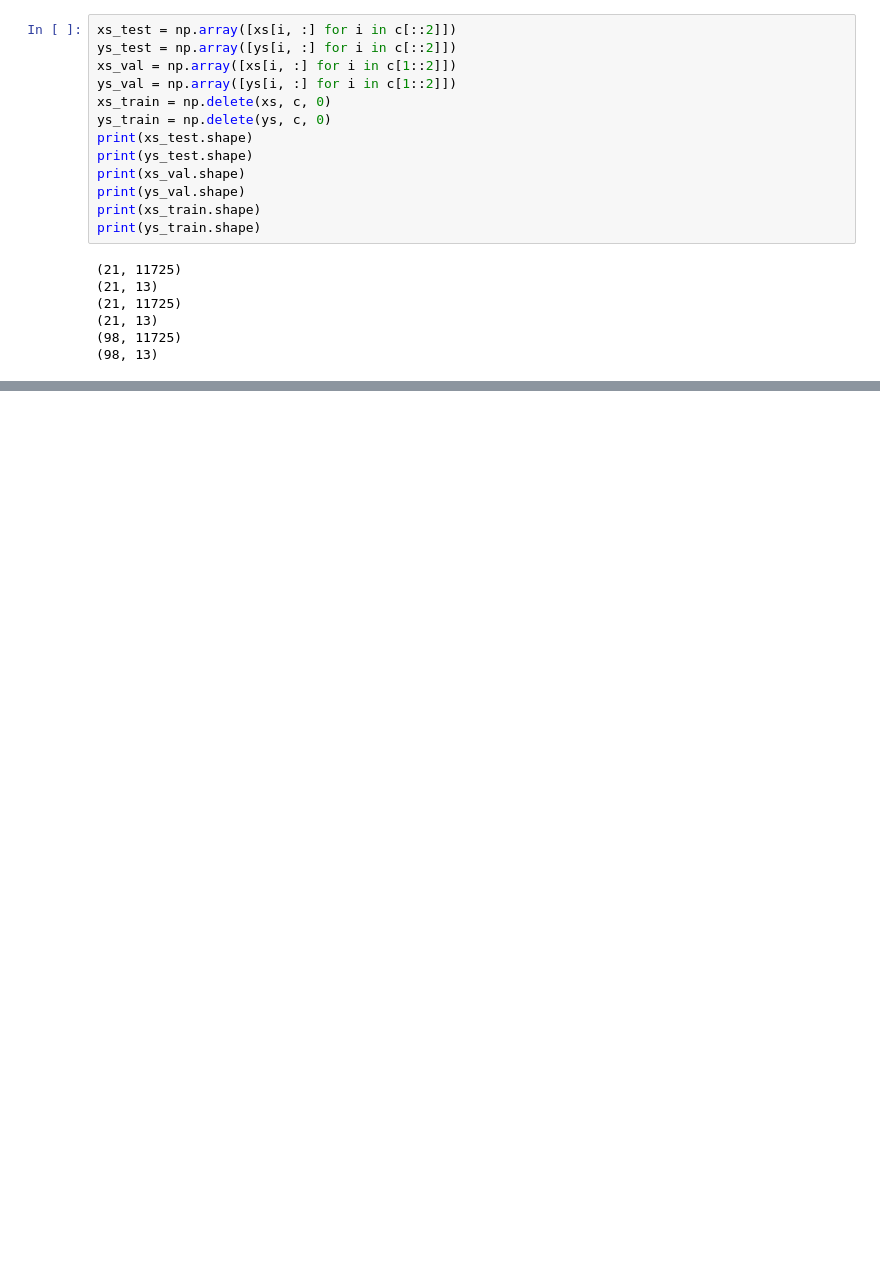
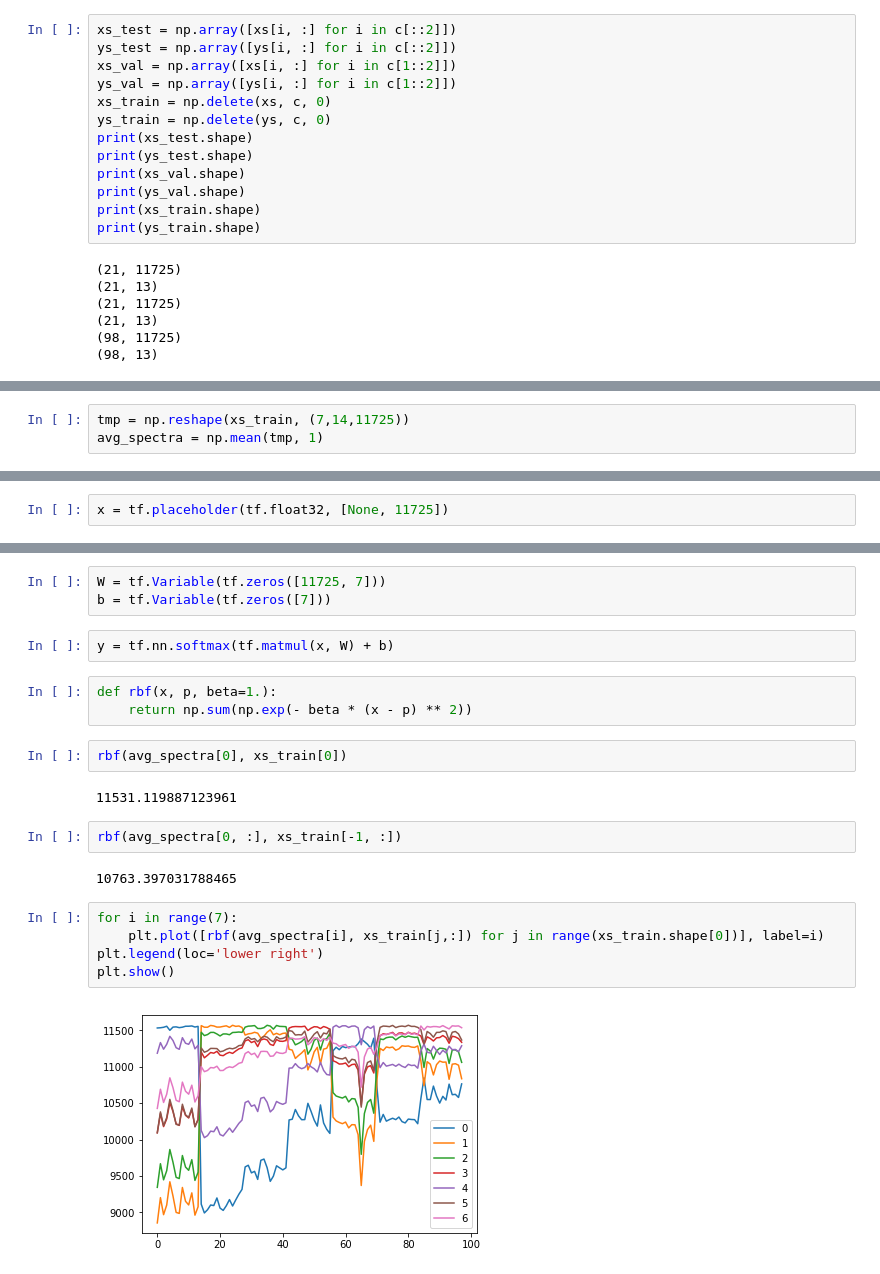
Before and after one commit to piovere/LibsAnalysis, a Jupyter notebook: Workflow.ipynb, the cells around one changed output, grey strips where cells are left out. Cells and saved outputs as stored; diff of their text form; blank space fills up the shorter version.

```diff
--- a/Workflow.ipynb
+++ b/Workflow.ipynb
@@ -86,0 +83,3 @@ print(ys_train.shape)
+# %%
+tmp = np.reshape(xs_train, (7,14,11725))
+avg_spectra = np.mean(tmp, 1)
@@ -86,0 +90,2 @@ print(ys_train.shape)
+# %%
+x = tf.placeholder(tf.float32, [None, 11725])
@@ -86,0 +94,23 @@ print(ys_train.shape)
+# %%
+W = tf.Variable(tf.zeros([11725, 7]))
+b = tf.Variable(tf.zeros([7]))
+# %%
+y = tf.nn.softmax(tf.matmul(x, W) + b)
+# %%
+def rbf(x, p, beta=1.):
+    return np.sum(np.exp(- beta * (x - p) ** 2))
+# %%
+rbf(avg_spectra[0], xs_train[0])
+# %% [output]
+11531.119887123961
+# %%
+rbf(avg_spectra[0, :], xs_train[-1, :])
+# %% [output]
+10763.397031788465
+# %%
+for i in range(7):
+    plt.plot([rbf(avg_spectra[i], xs_train[j,:]) for j in range(xs_train.shape[0])], label=i)
+plt.legend(loc='lower right')
+plt.show()
+# %% [output]
+[figure, added]
```
Also changed, not shown: parts of 18 cells of this notebook.
